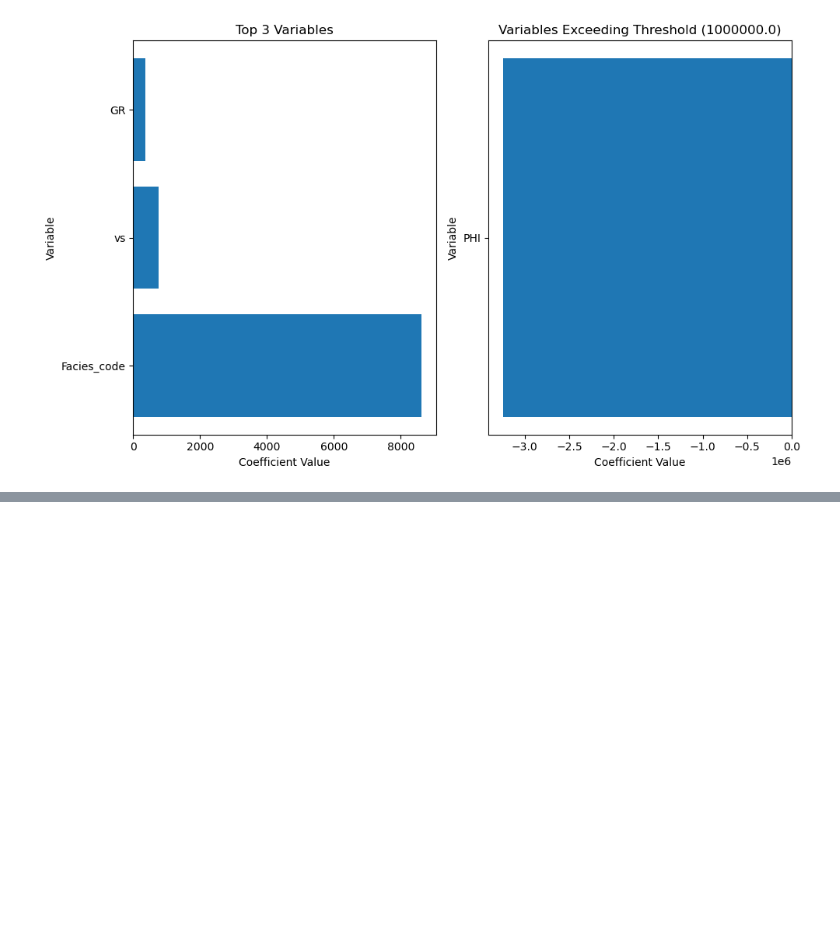
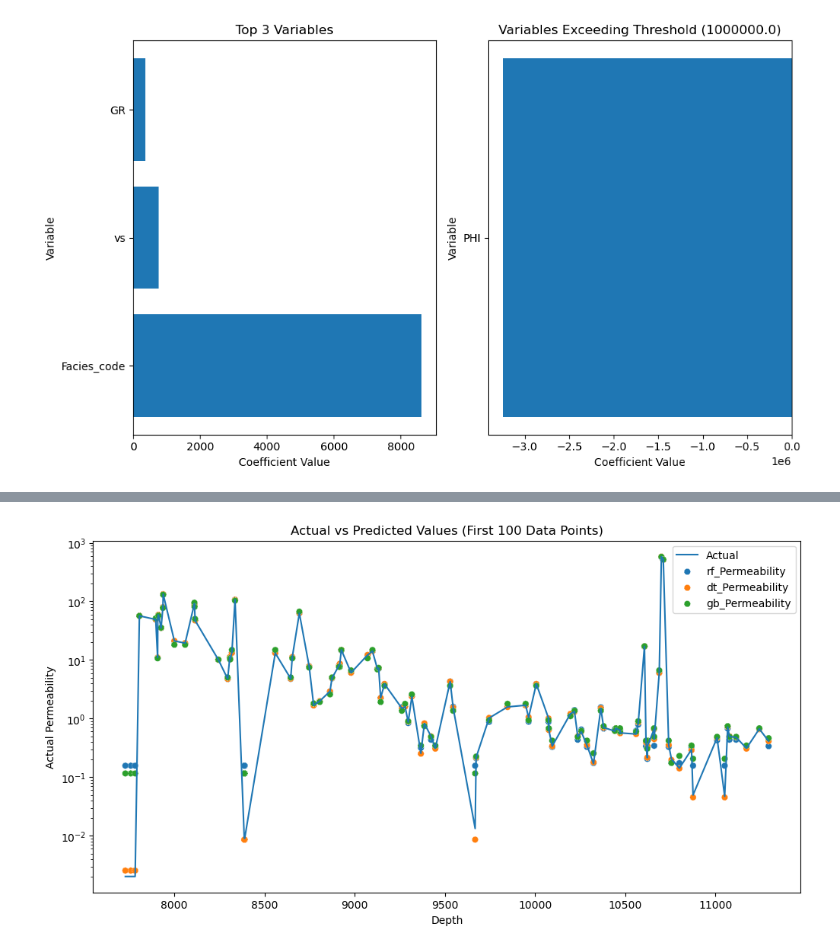
Before and after one commit to Egbetimmy/MSc-Project, a Jupyter notebook: Untitled.ipynb, the cells around one changed output, grey strips where cells are left out. Cells and saved outputs as stored; diff of their text form; code cells hidden in the pictures; blank space fills up the shorter version.

```diff
--- a/Untitled.ipynb
+++ b/Untitled.ipynb
@@ -460,0 +655,4 @@ plt.show()
+# %%
+plot_predictions2(data2, model_col, 'Actual Permeability', 'Depth', num_points=100)
+# %% [output]
+[figure, added]
```
Also changed, not shown: parts of 18 cells of this notebook.
